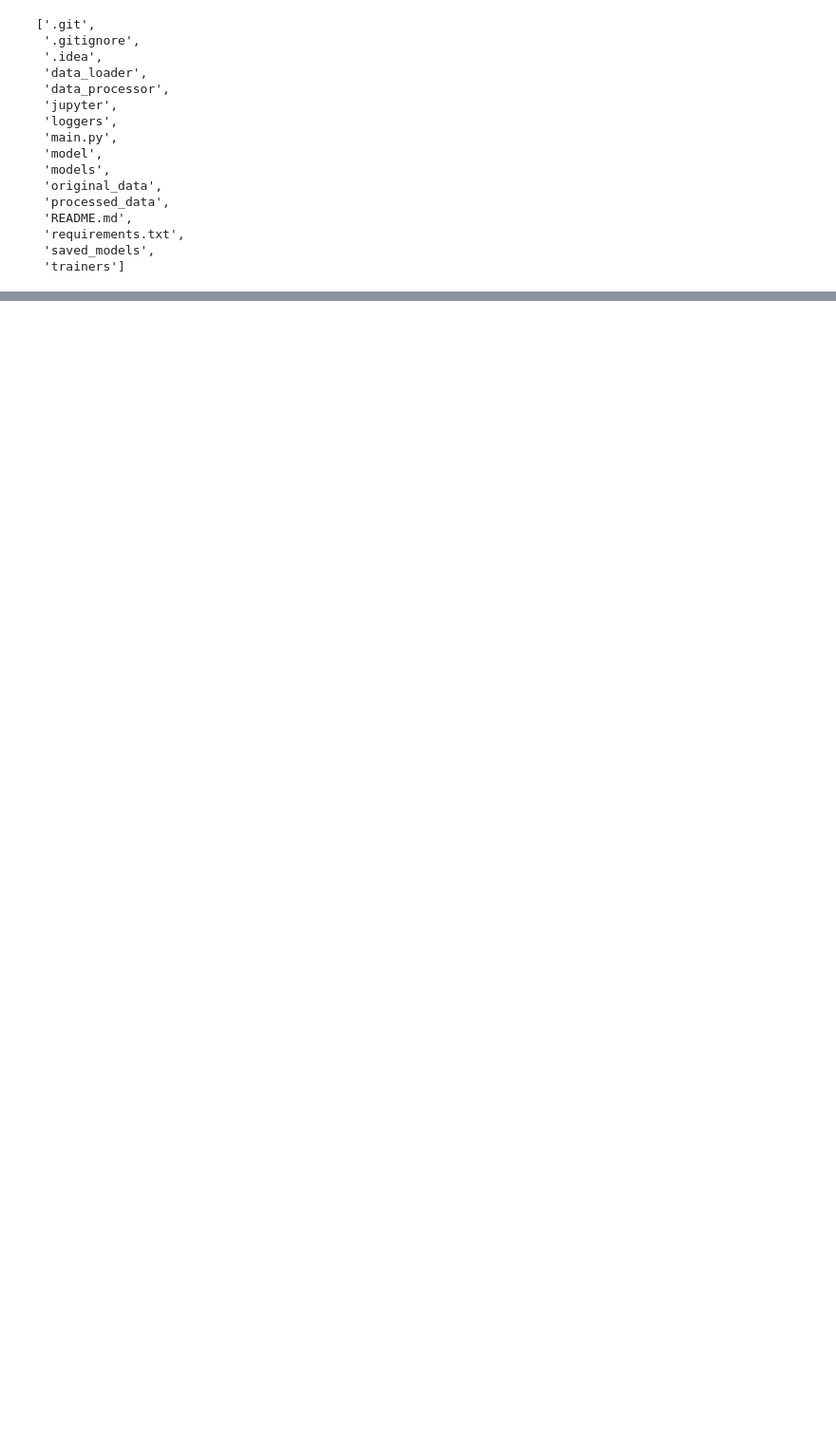
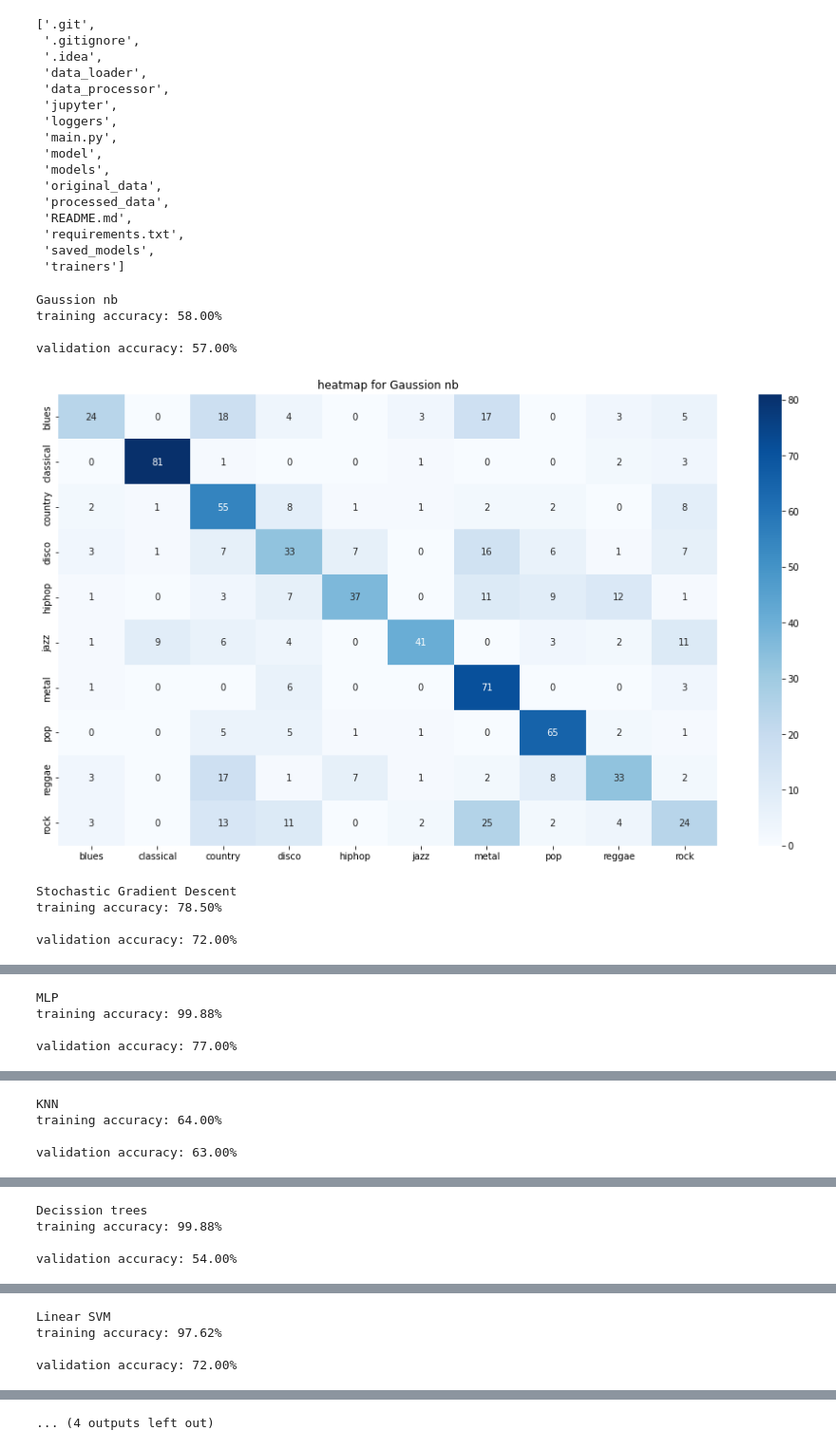
Before and after one commit to happym233/music_genre_classification, a Jupyter notebook: jupyter/scikit_learn_models_csv.ipynb, the cells around one changed output, grey strips where cells are left out. Shown: that part at 95% size. Cells and saved outputs as stored; diff of their text form; code cells hidden in the pictures; blank space fills up the shorter version.

```diff
--- a/jupyter/scikit_learn_models_csv.ipynb
+++ b/jupyter/scikit_learn_models_csv.ipynb
@@ -39,6 +42,40 @@ random_forest = RandomForestClassifier(n_estimators=1000, max_depth=10)
 linear_svm = SVC(kernel='linear')
 poly_svm = SVC(kernel='poly')
 rbf_svm = SVC(kernel='rbf')
-sgd = SGDClassifier()
 # %%
-def run_model(model, (X_train, y_train,  X_val, y_train, X_val, y_val)):
+def run_model(model, dataset, model_name):
+    print(model_name)
+    X_train, y_train,  X_val, y_val = dataset
+    model.fit(X_train, y_train)
+    train_pred = model.predict(X_train)
+    val_pred = model.predict(X_val)
+    print('training accuracy: %.2f%%\n'% (accuracy_score(y_train, train_pred) * 100))
+    print('validation accuracy: %.2f%%\n' % (accuracy_score(y_val, val_pred) * 100))
+    confusion_matr = confusion_matrix(y_train, train_pred)
+    plt.figure(figsize = (16, 9))
+    sns.heatmap(confusion_matr, cmap="Blues", annot=True,
+    xticklabels = ["blues", "classical", "country", "disco", "hiphop", "jazz", "metal", "pop", "reggae", "rock"],
+    yticklabels=["blues", "classical", "country", "disco", "hiphop", "jazz", "metal", "pop", "reggae", "rock"])
+    plt.title('heatmap for '+ model_name)
+    plt.show()
+# %%
+data_train, data_val, data_test = load_numpy_arrays(['data_train.npy', 'data_val.npy', 'data_test.npy'],
+                                                    path_prefix='processed_data/processed_features/10-genres/')
+# %%
+X_train, y_train = data_train[:, :-1], data_train[:, -1]
+X_val, y_val = data_val[:, :-1], data_val[:, -1]
+# %%
+dictionary = {'Gaussion nb': nb, 'Stochastic Gradient Descent':sgd, 'MLP':nn,
+              'KNN':knn, 'Decission trees':tree, 'Linear SVM':linear_svm, 'polunomial SVM':poly_svm, 'rbf SVM': rbf_svm}
+for key, value in dictionary.items():
+    run_model(value, (X_train, y_train, X_val, y_val), key)
+# %% [output]
+Gaussion nb
+training accuracy: 58.00%
+
+validation accuracy: 57.00%
+[figure, added]
+Stochastic Gradient Descent
+training accuracy: 78.50%
+
+validation accuracy: 72.00%
@@ -44,0 +83,4 @@ def run_model(model, (X_train, y_train,  X_val, y_train, X_val, y_val)):
+MLP
+training accuracy: 99.88%
+
+validation accuracy: 77.00%
@@ -44,0 +88,4 @@ def run_model(model, (X_train, y_train,  X_val, y_train, X_val, y_val)):
+KNN
+training accuracy: 64.00%
+
+validation accuracy: 63.00%
@@ -44,0 +93,4 @@ def run_model(model, (X_train, y_train,  X_val, y_train, X_val, y_val)):
+Decission trees
+training accuracy: 99.88%
+
+validation accuracy: 54.00%
@@ -44,0 +98,4 @@ def run_model(model, (X_train, y_train,  X_val, y_train, X_val, y_val)):
+Linear SVM
+training accuracy: 97.62%
+
+validation accuracy: 72.00%
@@ -44,0 +103 @@ def run_model(model, (X_train, y_train,  X_val, y_train, X_val, y_val)):
+... (4 outputs left out)
```
Also changed, not shown: parts of 2 cells of this notebook.
